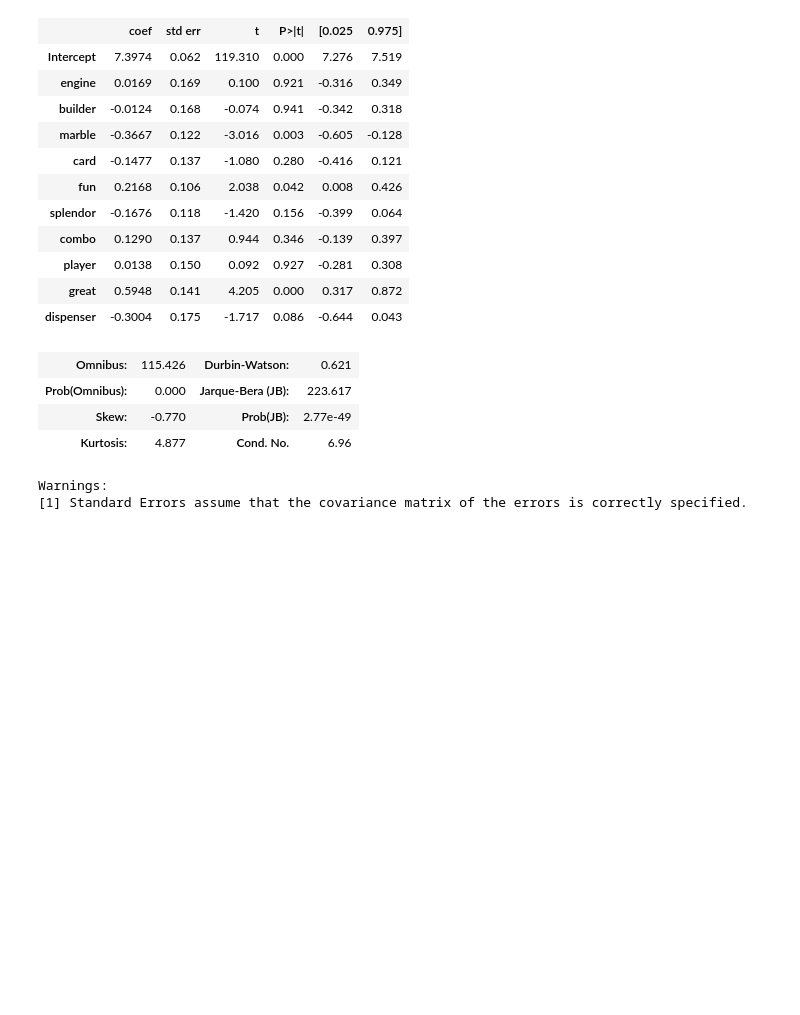
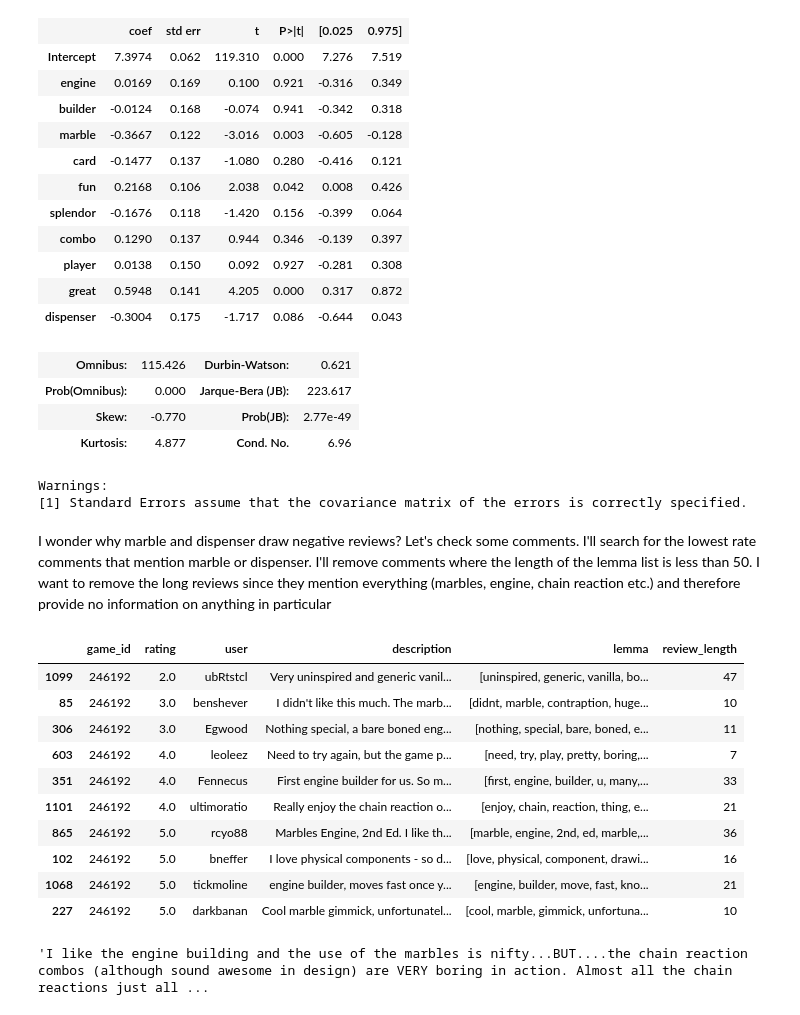
Before and after one commit to MarshallKrakauer/BGGAnalysis, a Jupyter notebook: GameComments.ipynb, the cells around one changed output. Cells and saved outputs as stored; diff of their text form; code cells hidden in the pictures; blank space fills up the shorter version.

Commit message:
finding low rated reviews

```diff
--- a/GameComments.ipynb
+++ b/GameComments.ipynb
@@ -319,3 +319,26 @@ OLS Regression Results
 | Kurtosis: | 4.877 | Cond. No. | 6.96 |
 Warnings:
 [1] Standard Errors assume that the covariance matrix of the errors is correctly specified.
+# %% [markdown]
+I wonder why marble and dispenser draw negative reviews? Let's check some comments. I'll search for the lowest rate comments that mention marble or dispenser. I'll remove comments where the length of the lemma list is less than 50. I want to remove the long reviews since they mention everything (marbles, engine, chain reaction etc.) and therefore provide no information on anything in particular
+# %%
+has_rating['review_length'] = has_rating['lemma'].apply(lambda x: len(x))
+has_rating.sort_values('rating',inplace=True)
+truth_values = has_rating['lemma'].apply(lambda x: 'marble' in x).values
+has_rating.loc[(truth_values) & (has_rating['review_length'] < 50), :].head(10)
+# %% [output]
+|  | game_id | rating | user | description | lemma | review_length |
+| 1099 | 246192 | 2.0 | ubRtstcl | Very uninspired and generic vanil... | [uninspired, generic, vanilla, bo... | 47 |
+| 85 | 246192 | 3.0 | benshever | I didn't like this much. The marb... | [didnt, marble, contraption, huge... | 10 |
+| 306 | 246192 | 3.0 | Egwood | Nothing special, a bare boned eng... | [nothing, special, bare, boned, e... | 11 |
+| 603 | 246192 | 4.0 | leoleez | Need to try again, but the game p... | [need, try, play, pretty, boring,... | 7 |
+| 351 | 246192 | 4.0 | Fennecus | First engine builder for us. So m... | [first, engine, builder, u, many,... | 33 |
+| 1101 | 246192 | 4.0 | ultimoratio | Really enjoy the chain reaction o... | [enjoy, chain, reaction, thing, e... | 21 |
+| 865 | 246192 | 5.0 | rcyo88 | Marbles Engine, 2nd Ed. I like th... | [marble, engine, 2nd, ed, marble,... | 36 |
+| 102 | 246192 | 5.0 | bneffer | I love physical components - so d... | [love, physical, component, drawi... | 16 |
+| 1068 | 246192 | 5.0 | tickmoline | engine builder, moves fast once y... | [engine, builder, move, fast, kno... | 21 |
+| 227 | 246192 | 5.0 | darkbanan | Cool marble gimmick, unfortunatel... | [cool, marble, gimmick, unfortuna... | 10 |
+# %%
+has_rating.loc[382, 'description']
+# %% [output]
+'I like the engine building and the use of the marbles is nifty...BUT....the chain reaction combos (although sound awesome in design) are VERY boring in action. Almost all the chain reactions just all ...
```
